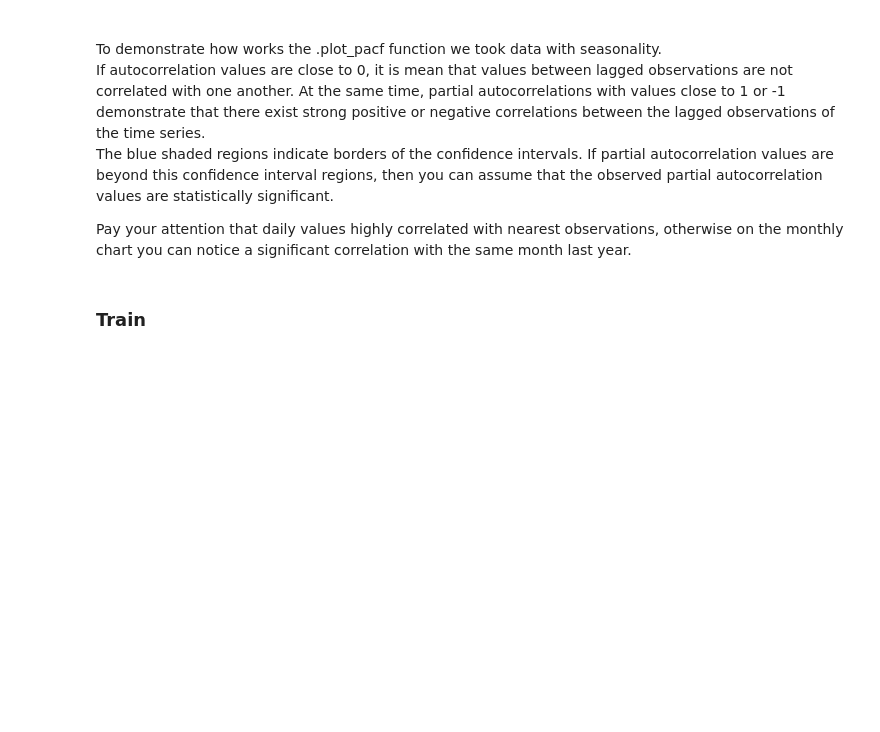
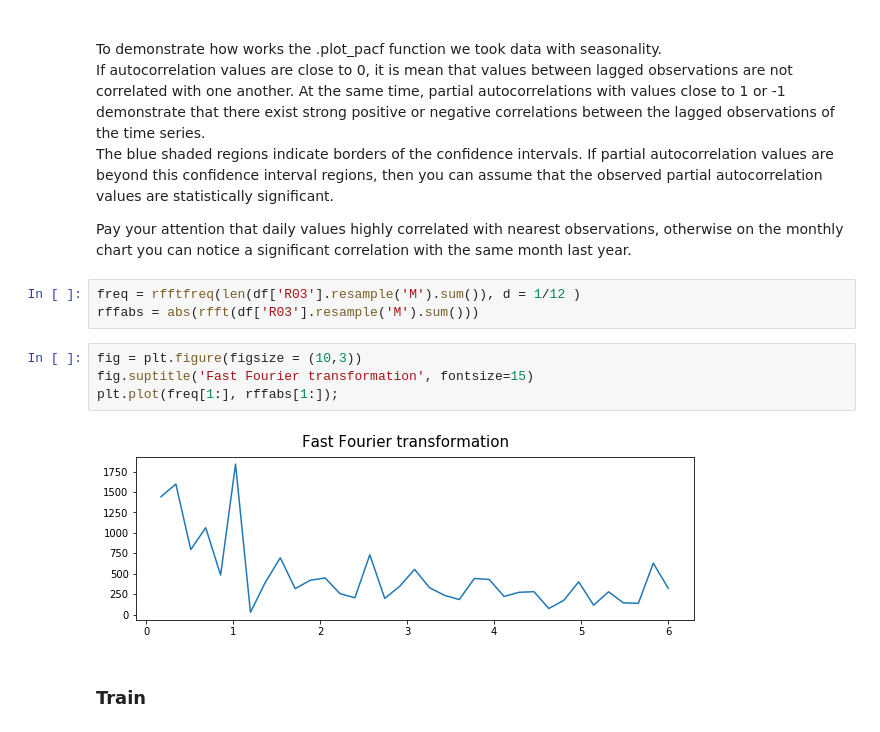
Before and after one commit to VinGeorge/Time-series-projects, a Jupyter notebook: Time-Series-Prediction-Tutorial.ipynb, the cells around one changed output. Drawn from its saved outputs; the diff is of its cells as text; blank space fills up the shorter version.

```diff
--- a/Time-Series-Prediction-Tutorial.ipynb
+++ b/Time-Series-Prediction-Tutorial.ipynb
@@ -225,6 +227,15 @@ monthly_autocorr = plot_pacf(df['R06'].resample('M').sum(), lags=20, title='Mont
 <br>The blue shaded regions indicate borders of the confidence intervals. If partial autocorrelation values are beyond this confidence interval regions, then you can assume that the observed partial autocorrelation values are statistically significant.</br>
 
 Pay your attention that daily values highly correlated with nearest observations, otherwise on the monthly chart you can notice a significant correlation with the same month last year.
+# %%
+freq = rfftfreq(len(df['R03'].resample('M').sum()), d = 1/12 )
+rffabs = abs(rfft(df['R03'].resample('M').sum()))
+# %%
+fig = plt.figure(figsize = (10,3))
+fig.suptitle('Fast Fourier transformation', fontsize=15)
+plt.plot(freq[1:], rffabs[1:]);
+# %% [output]
+[figure, added]
 # %% [markdown]
 ### Train
 # %%
```
Also changed, not shown: parts of 1 cell of this notebook.
